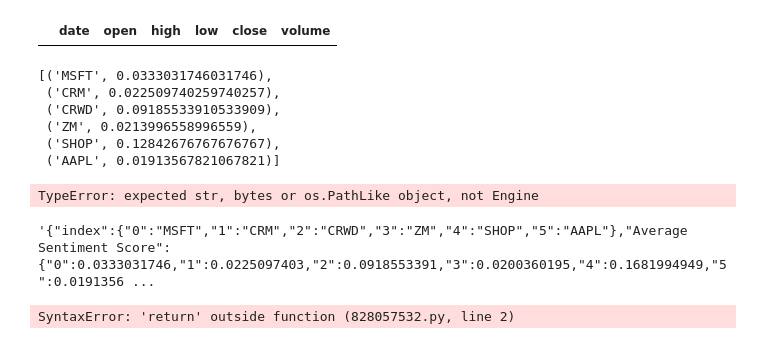
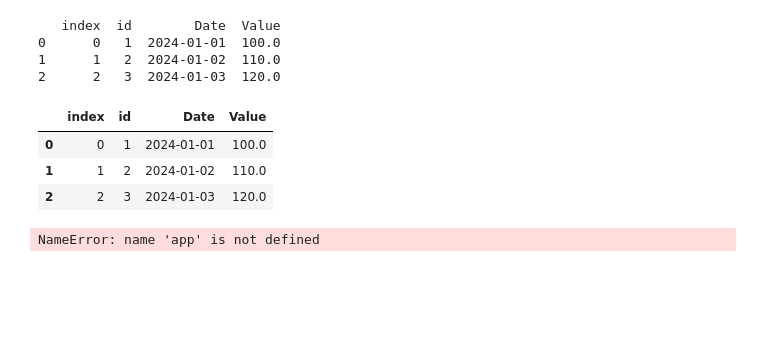
Before and after one commit to 44Jacob/FinDataTechAnalysis, a Jupyter notebook: test.ipynb, the cells around one changed output. Saved outputs shown, nothing was run; the diff lists cells and outputs as text; code cells hidden in the pictures; blank space fills up the shorter version.

```diff
--- a/test.ipynb
+++ b/test.ipynb
@@ -64,0 +56,4 @@ for table in tables:
+# %%
+tickers = ['TSLA', 'MSFT', 'IBM']
+start='2023-04-01'
+end='2024-04-01'
@@ -308,22 +153,0 @@ get_avg_sentiment_scores()
-# %%
-textual_data = {}
-tickers = ['MSFT', 'CRM', 'CRWD', 'ZM', 'SHOP', 'AAPL']
-
-for ticker in tickers:
-    headlines = fetch_news(api_key, ticker)
-    textual_data[ticker] = headlines
-
-# Analyzing sentiment for each headline and averaging the scores
-average_sentiment_scores = {}
-
-for ticker, headlines in textual_data.items():
-    sentiments = [TextBlob(headline).sentiment.polarity if headline else 0 for headline in headlines]
-    average_sentiment_scores[ticker] = np.mean(sentiments)
-
-# Extract tickers and sentiment scores
-tickers = list(average_sentiment_scores.keys())
-sentiment_scores = list(average_sentiment_scores.values())
-
-df = pd.DataFrame(sentiment_scores, tickers,['Average Sentiment Score'])
-
-load_data_to_db(df, 'Average_Sentiment_Score')
@@ -360,28 +154,14 @@ session = Session(engine)
-# %%
-pd.read_sql('SELECT * FROM CRM', engine)
-# %% [output]
-|  | date | open | high | low | close | volume |
-# %%
-session.execute('SELECT * FROM Average_Sentiment_Score').fetchall()
-# %% [output]
-[('MSFT', 0.0333031746031746),
- ('CRM', 0.022509740259740257),
- ('CRWD', 0.09185533910533909),
- ('ZM', 0.0213996558996559),
- ('SHOP', 0.12842676767676767),
- ('AAPL', 0.01913567821067821)]
-# %%
-con = sqlite3.connect(engine)
-# %% [output]
-TypeError: expected str, bytes or os.PathLike object, not Engine
-# %%
-read_data('Average_Sentiment_Score').to_json()
-# %% [output]
-'{"index":{"0":"MSFT","1":"CRM","2":"CRWD","3":"ZM","4":"SHOP","5":"AAPL"},"Average Sentiment Score":{"0":0.0333031746,"1":0.0225097403,"2":0.0918553391,"3":0.0200360195,"4":0.1681994949,"5":0.0191356 ...
-# %%
-if request.args.get('api_key') and request.args['api_key'] == '4497341d87444fddb894bbc281c9f9f8':
-    return f(*args, **kwargs)
-else:
-    return jsonify({"error": "Authentication required"}), 403
-# %% [output]
-SyntaxError: 'return' outside function (828057532.py, line 2)
+# %%
+# Reset the index and drop the old index
+df.reset_index(drop=True, inplace=True)
+print(df.head())  # Display the first few rows of the DataFrame
+df
+# %% [output]
+   index  id        Date  Value
+0      0   1  2024-01-01  100.0
+1      1   2  2024-01-02  110.0
+2      2   3  2024-01-03  120.0
+|  | index | id | Date | Value |
+| 0 | 0 | 1 | 2024-01-01 | 100.0 |
+| 1 | 1 | 2 | 2024-01-02 | 110.0 |
+| 2 | 2 | 3 | 2024-01-03 | 120.0 |
@@ -387,0 +209,10 @@ SyntaxError: 'return' outside function (828057532.py, line 2)
+# %%
+# Define Flask route with unique endpoint name
+@app.route('/api/v1.0/load_stock_data/<tickers>/<start>/<end>', endpoint='load_stock_data_v2')
+def load_stock_data(tickers, start, end):
+    tickers_list = tickers.strip('[]').replace('%22', '').split(',')
+    tickers_list = [ticker.strip(' "\'') for ticker in tickers_list]
+    fetch_and_load_stock_data(tickers_list, start, end)
+    return '<h1>Data has been loaded to the Database</h1>'
+# %% [output]
+NameError: name 'app' is not defined
```
Also changed, not shown: parts of 54 cells of this notebook, 6 other files.
